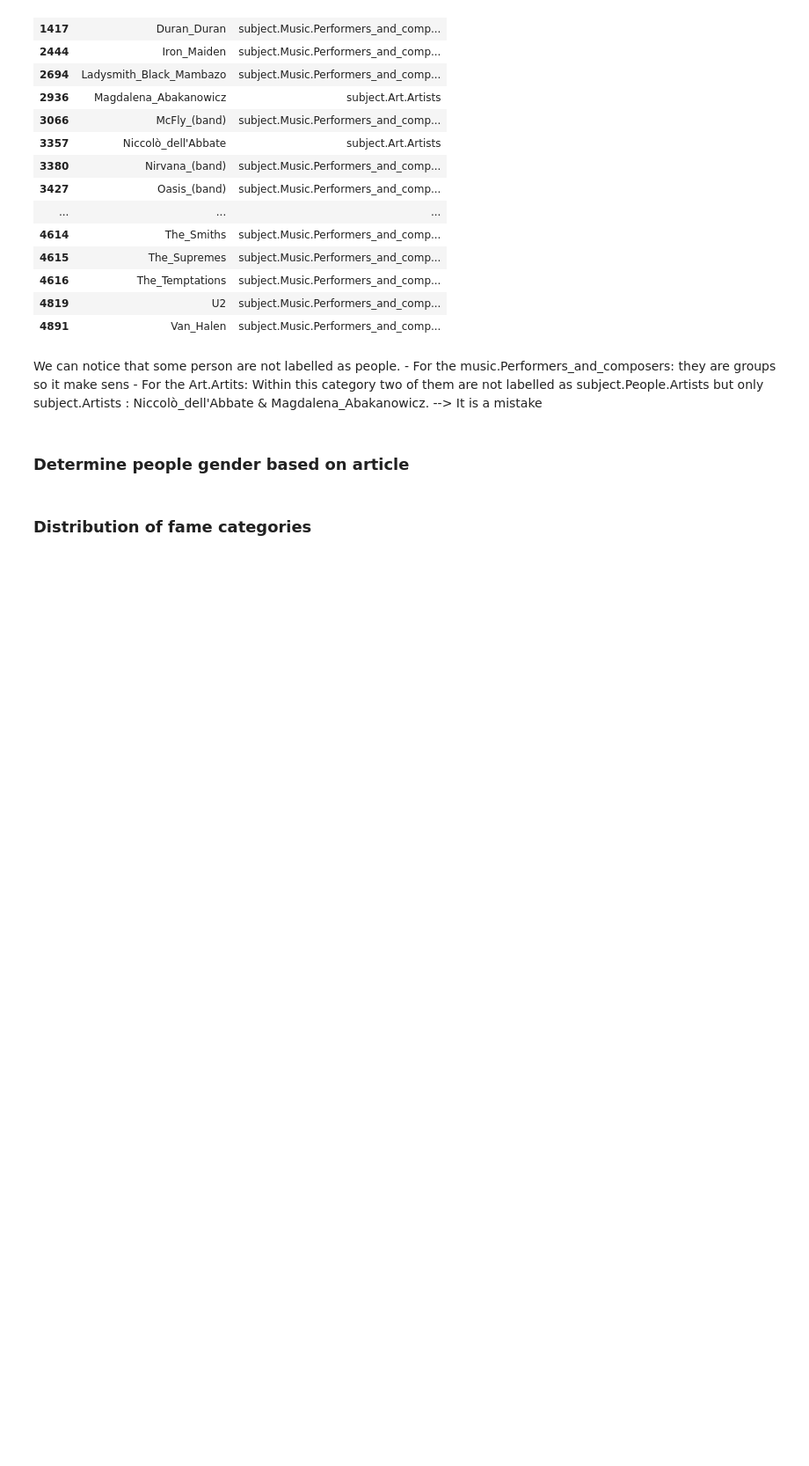
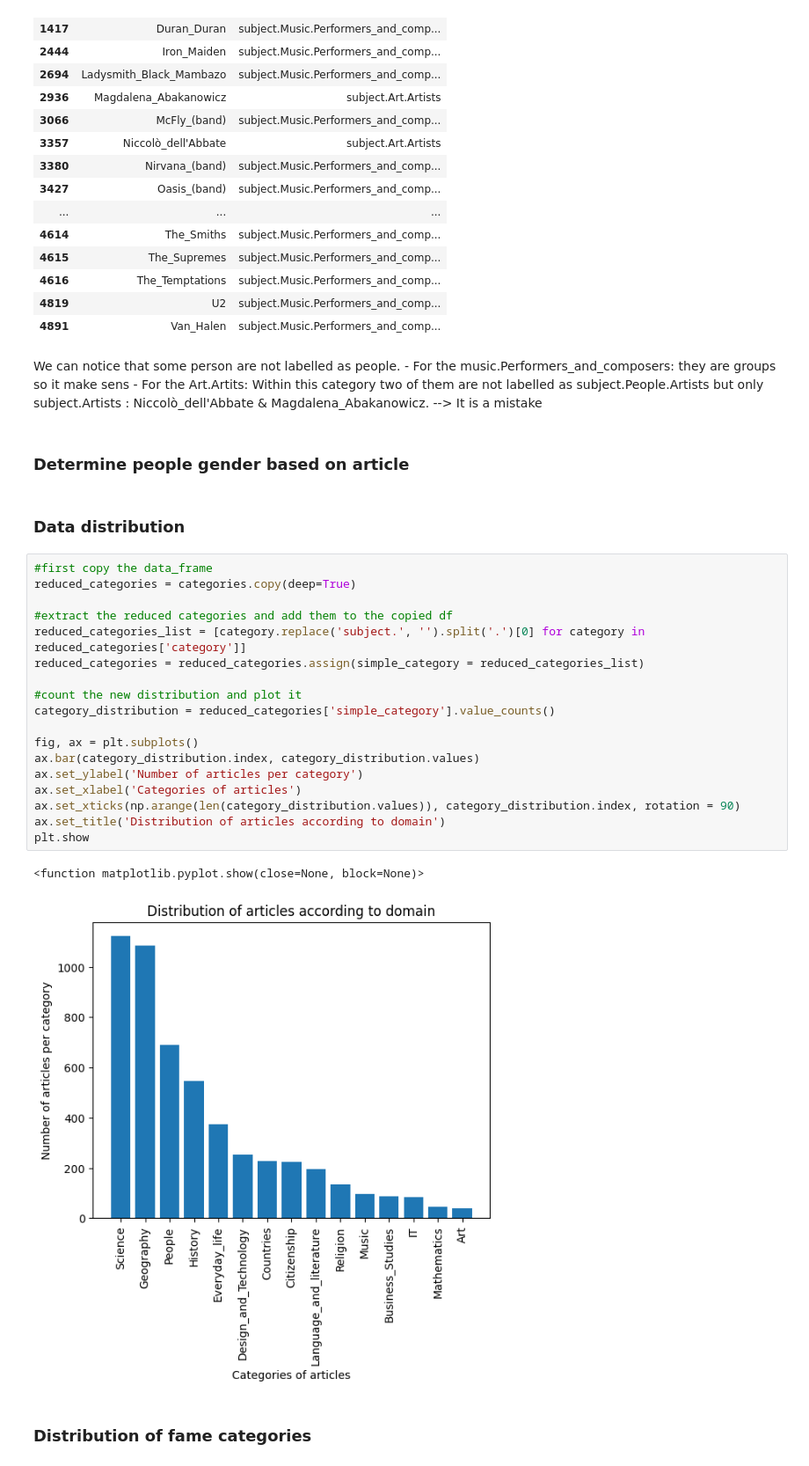
Before and after one commit to epfl-ada/ada-2023-project-ndlmada, a Jupyter notebook: see_dataset.ipynb, the cells around one changed output. Shown at 88% size. Saved outputs shown, nothing was run; the diff lists cells and outputs as text; blank space fills up the shorter version.

```diff
--- a/see_dataset.ipynb
+++ b/see_dataset.ipynb
@@ -559,6 +559,29 @@ We can notice that some person are not labelled as people.
     - For the Art.Artits: Within this category two of them are not labelled as subject.People.Artists but only subject.Artists : Niccolò_dell'Abbate & Magdalena_Abakanowicz. --> It is a mistake
 # %% [markdown]
 ### Determine people gender based on article
+# %% [markdown]
+### Data distribution
+# %%
+#first copy the data_frame
+reduced_categories = categories.copy(deep=True)
+
+#extract the reduced categories and add them to the copied df
+reduced_categories_list = [category.replace('subject.', '').split('.')[0] for category in reduced_categories['category']]
+reduced_categories = reduced_categories.assign(simple_category = reduced_categories_list)
+
+#count the new distribution and plot it
+category_distribution = reduced_categories['simple_category'].value_counts()
+
+fig, ax = plt.subplots()
+ax.bar(category_distribution.index, category_distribution.values)
+ax.set_ylabel('Number of articles per category')
+ax.set_xlabel('Categories of articles')
+ax.set_xticks(np.arange(len(category_distribution.values)), category_distribution.index, rotation = 90)
+ax.set_title('Distribution of articles according to domain')
+plt.show
+# %% [output]
+<function matplotlib.pyplot.show(close=None, block=None)>
+[figure, added]
 # %% [markdown]
 ### Distribution of fame categories
 # %%
```
Also changed, not shown: parts of 6 cells of this notebook.
